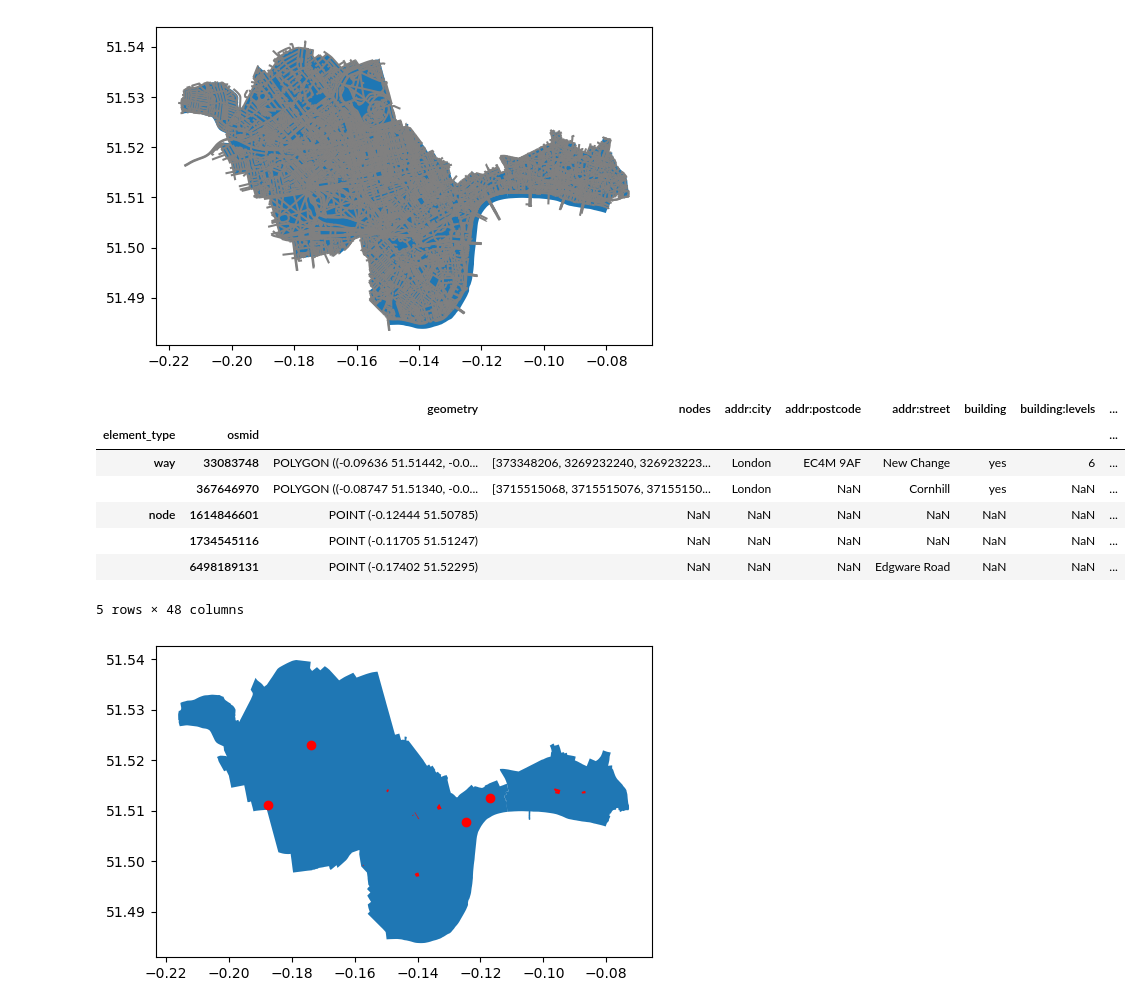
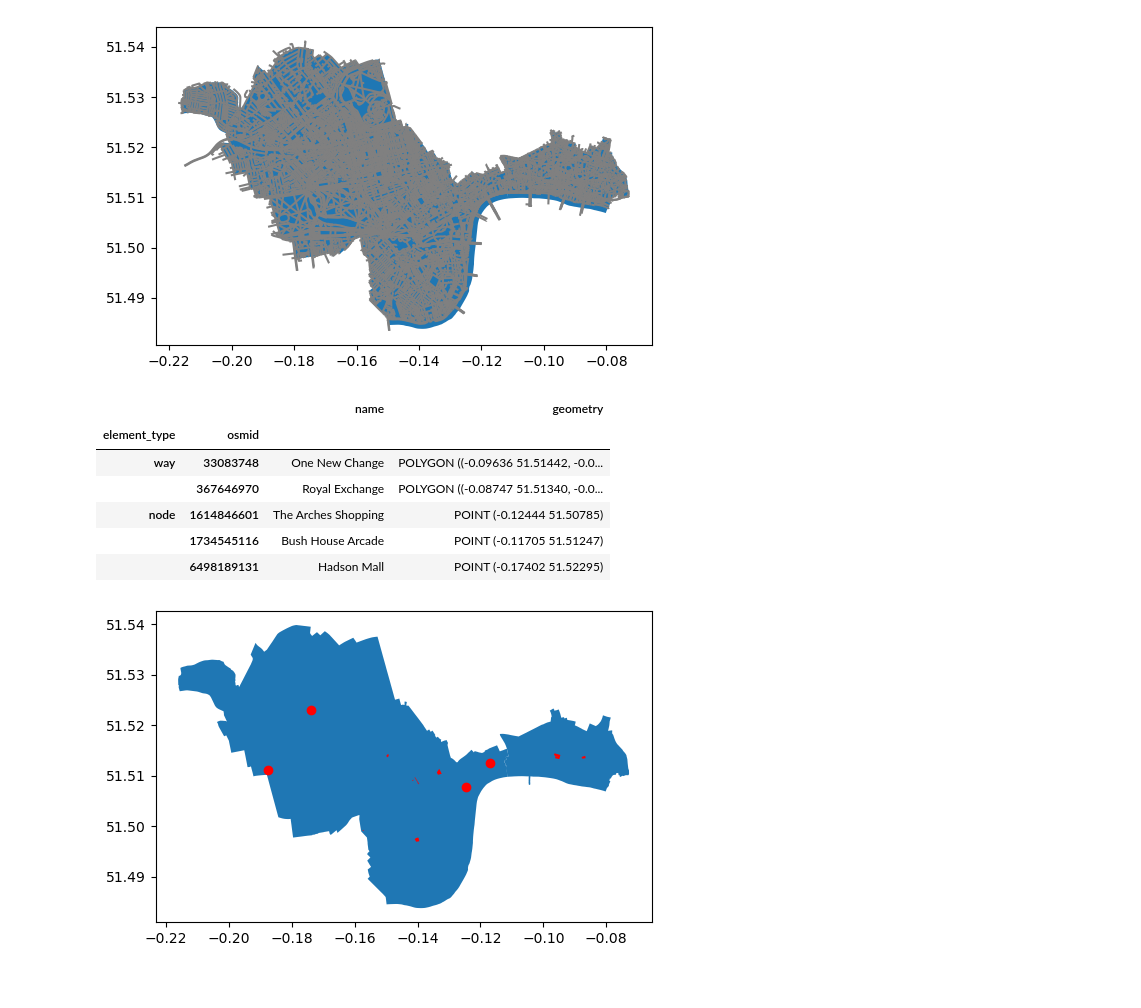
Before and after one commit to Felioxx/Mobile-ity-Scope, a Jupyter notebook: first_steps_python/get_osm_data_Anne.ipynb, the cells around one changed output. Drawn from its saved outputs; the diff is of its cells as text; code cells hidden in the pictures.

```diff
--- a/first_steps_python/get_osm_data_Anne.ipynb
+++ b/first_steps_python/get_osm_data_Anne.ipynb
@@ -110,22 +110,22 @@ base2 = streets_S.plot(ax=base, color = "grey")
 # %%
 ### define study attractions (shopping malls)
 
 tags = {'shop': "mall"}
 shopsCity = ox.features_from_place(City, tags)
 shopsWestminster = ox.features_from_place(Westminster, tags)
 shops = pd.concat([shopsCity, shopsWestminster])
+shops = shops[["name","geometry"]]
 base= area_both.plot()
 shops.plot(ax=base, color="red")
 shops.head()
 # %% [output]
-|  |  | geometry | nodes | addr:city | addr:postcode | addr:street | building | building:levels | ... |
-| element_type | osmid |  |  |  |  |  |  |  | ... |
-| way | 33083748 | POLYGON ((-0.09636 51.51442, -0.0... | [373348206, 3269232240, 326923223... | London | EC4M 9AF | New Change | yes | 6 | ... |
-|  | 367646970 | POLYGON ((-0.08747 51.51340, -0.0... | [3715515068, 3715515076, 37155150... | London | NaN | Cornhill | yes | NaN | ... |
-| node | 1614846601 | POINT (-0.12444 51.50785) | NaN | NaN | NaN | NaN | NaN | NaN | ... |
-|  | 1734545116 | POINT (-0.11705 51.51247) | NaN | NaN | NaN | NaN | NaN | NaN | ... |
-|  | 6498189131 | POINT (-0.17402 51.52295) | NaN | NaN | NaN | Edgware Road | NaN | NaN | ... |
+|  |  | name | geometry |
+| element_type | osmid |  |  |
+| way | 33083748 | One New Change | POLYGON ((-0.09636 51.51442, -0.0... |
+|  | 367646970 | Royal Exchange | POLYGON ((-0.08747 51.51340, -0.0... |
+| node | 1614846601 | The Arches Shopping | POINT (-0.12444 51.50785) |
+|  | 1734545116 | Bush House Arcade | POINT (-0.11705 51.51247) |
+|  | 6498189131 | Hadson Mall | POINT (-0.17402 51.52295) |
-5 rows × 48 columns
 [figure]
 # %%
 ### old
```
Also changed, not shown: parts of 5 cells of this notebook, 7 other files.
